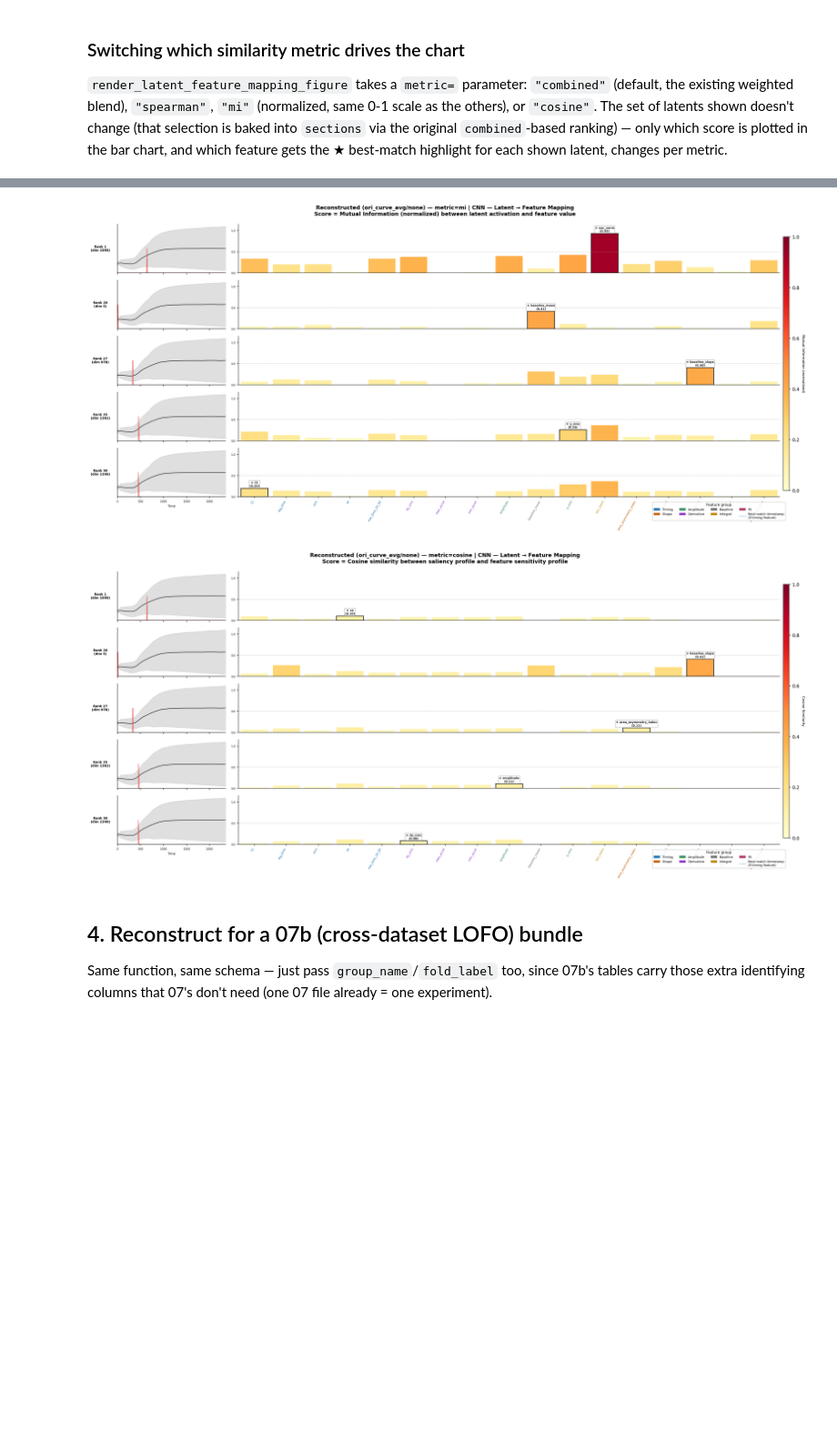
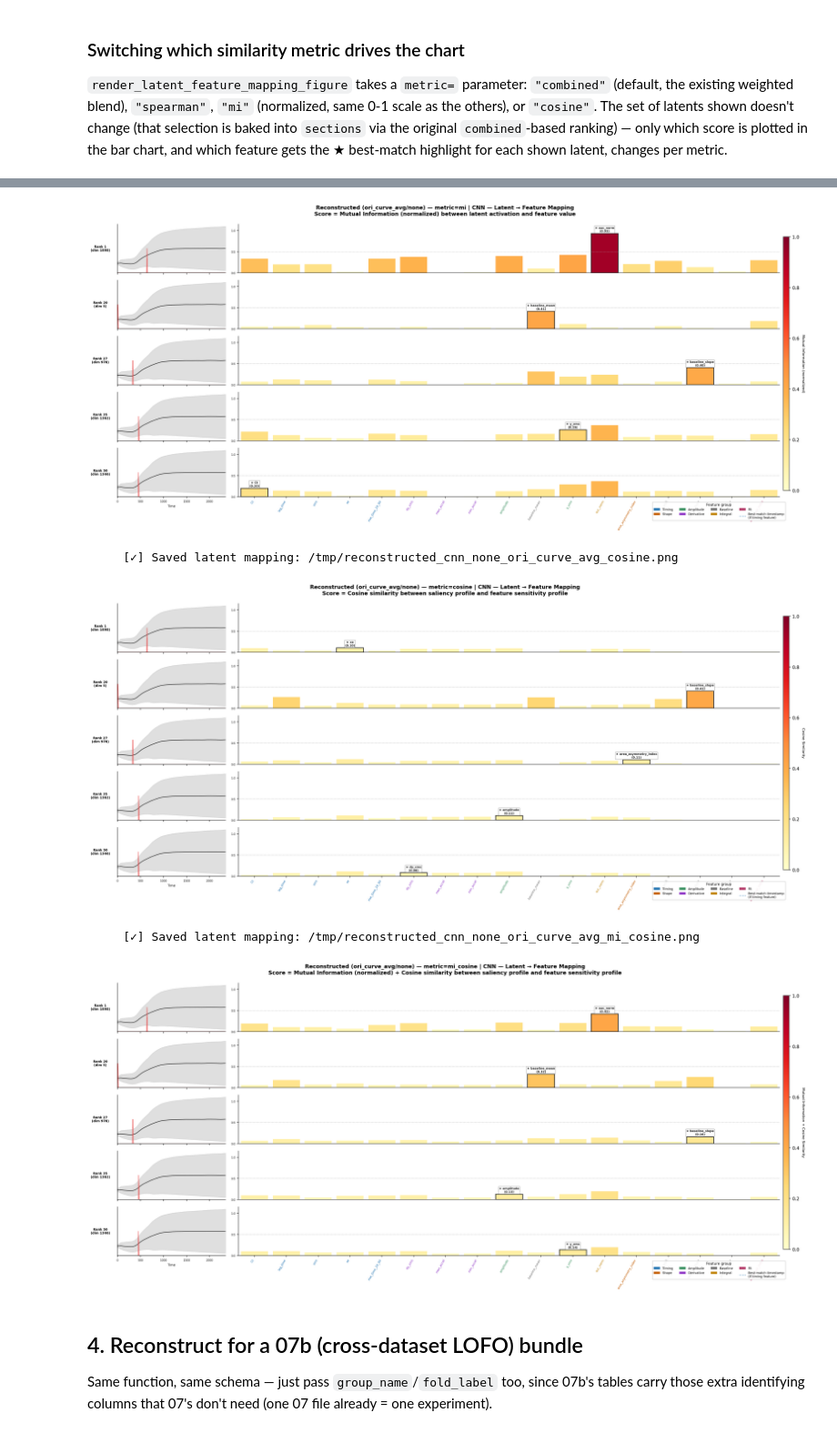
Before and after one commit to kautsarg/POC_DDM, a Jupyter notebook: gk_code/main/latent_feature_mapping_reconstruction.ipynb, the cells around one changed output, grey strips where cells are left out. Shown at 91% size. Saved outputs shown, nothing was run; the diff lists cells and outputs as text; code cells hidden in the pictures; blank space fills up the shorter version.

```diff
--- a/gk_code/main/latent_feature_mapping_reconstruction.ipynb
+++ b/gk_code/main/latent_feature_mapping_reconstruction.ipynb
@@ -274,6 +267,7 @@ def rebuild_sections(scores_df, profiles_df, feat_names, model_name, filter_key,
         spearman = np.zeros((k, len(feat_names)))
         mi       = np.zeros((k, len(feat_names)))
         cosine   = np.zeros((k, len(feat_names)))
+        mi_cosine = np.zeros((k, len(feat_names)))
         best_feat_idx = np.zeros(k, dtype=int)
         for i, r in enumerate(true_ranks):
             for _, row in bs[bs.latent_rank == r].iterrows():
@@ -282,6 +276,7 @@ def rebuild_sections(scores_df, profiles_df, feat_names, model_name, filter_key,
                 spearman[i, j] = 0.0 if pd.isna(row['spearman']) else row['spearman']
                 mi[i, j]       = 0.0 if pd.isna(row['mi']) else row['mi']
                 cosine[i, j]   = row['cosine']
+                mi_cosine[i, j] = row['mi_cosine']
                 if row['is_best_feature']:
                     best_feat_idx[i] = j
         best_score = combined[np.arange(k), best_feat_idx]
@@ -290,7 +285,7 @@ def rebuild_sections(scores_df, profiles_df, feat_names, model_name, filter_key,
             "label": None if branch == "single" else branch,
             "order": order, "k": k, "true_ranks": true_ranks,
             "sal_profiles": sal_profiles, "combined": combined,
-            "spearman": spearman, "mi": mi, "cosine": cosine,
+            "spearman": spearman, "mi": mi, "cosine": cosine, "mi_cosine": mi_cosine,
             "best_feat_idx": best_feat_idx, "best_score": best_score,
         })
     return sections
@@ -317,7 +348,7 @@ existing weighted blend), `"spearman"`, `"mi"` (normalized, same 0-1 scale as th
 the original `combined`-based ranking) — only which score is plotted in the bar chart, and which
 feature gets the ★ best-match highlight for each shown latent, changes per metric.
 # %%
-for metric in ["spearman", "mi", "cosine"]:
+for metric in ["spearman", "mi", "cosine", "mi_cosine"]:
     metric_save_path = f"/tmp/reconstructed_{MODEL}_{FILTER}_{CURVE_TYPE}_{metric}.png"
     render_latent_feature_mapping_figure(
         sections, cm["mean_curve"], cm["std_curve"], cm["timestamps"], cm["feat_names"],
@@ -330,5 +363,8 @@ for metric in ["spearman", "mi", "cosine"]:
 [figure]
+     [✓] Saved latent mapping: /tmp/reconstructed_cnn_none_ori_curve_avg_cosine.png
 [figure]
+     [✓] Saved latent mapping: /tmp/reconstructed_cnn_none_ori_curve_avg_mi_cosine.png
+[figure, added]
 # %% [markdown]
 ## 4. Reconstruct for a 07b (cross-dataset LOFO) bundle
 
```
Also changed, not shown: parts of 9 cells of this notebook, 8 other files.
